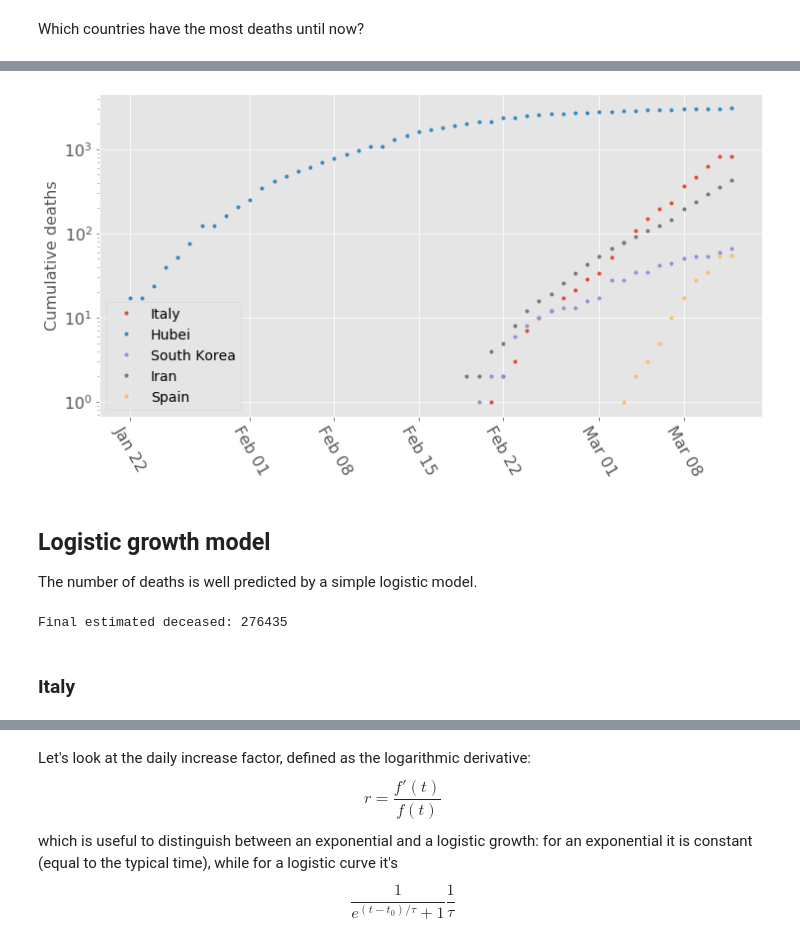
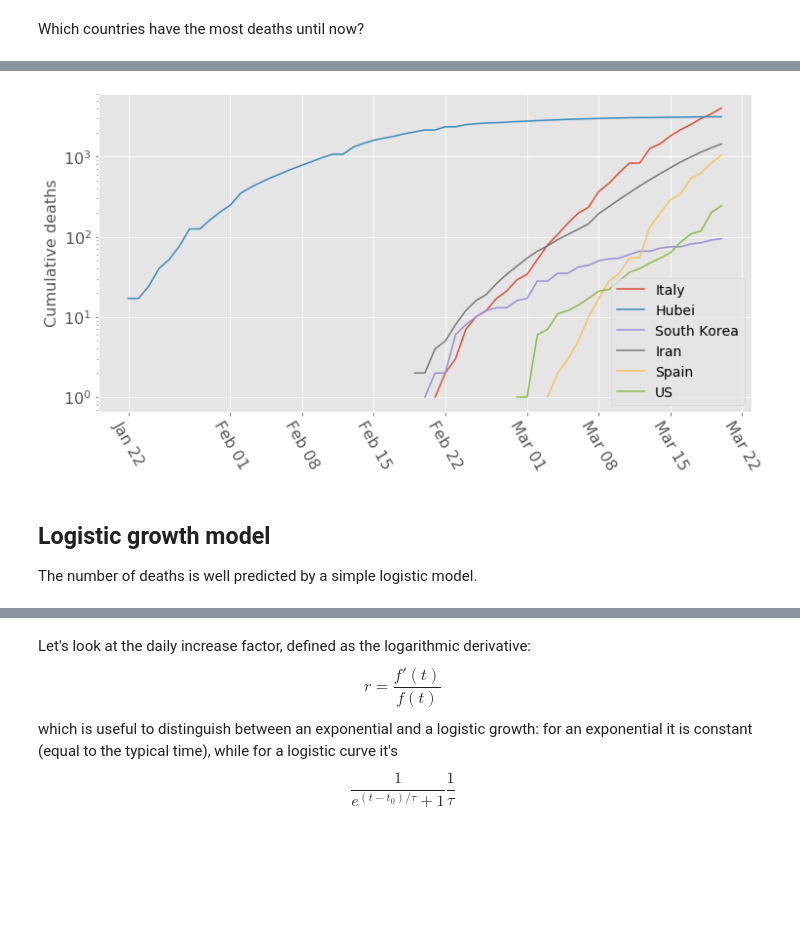
Before and after one commit to mbellitti/covid-plots, a Jupyter notebook: timeSeries.ipynb, the cells around one changed output, grey strips where cells are left out. Drawn from its saved outputs; the diff is of its cells as text; code cells hidden in the pictures; blank space fills up the shorter version.

```diff
--- a/timeSeries.ipynb
+++ b/timeSeries.ipynb
@@ -53,7 +54,9 @@ def csv_to_timeseries(df,field,value):
     d.drop(labels=["Province/State","Country/Region","Lat","Long"],inplace=True)
     d.index = pd.to_datetime(d.index)
 
-    return d.astype('int32')
+    d = d.astype('int32')
+
+    return d[d>0]
 # %% [markdown]
 ## Extract timeseries
 # %% [markdown]
@@ -71,30 +80,25 @@ df[df['3/12/20']>50]
 # %%
 ita = csv_to_timeseries(df,"Country/Region","Italy")
-ita = ita[ita>0]
 ira = csv_to_timeseries(df,"Country/Region","Iran")
-ira = ira[ira>0]
 hub = csv_to_timeseries(df,"Province/State","Hubei")
-hub = hub[hub>0]
 kor = csv_to_timeseries(df,"Country/Region","Korea, South")
-kor = kor[kor>0]
 esp = csv_to_timeseries(df,"Country/Region","Spain")
-esp = esp[esp>0]
+usa = csv_to_timeseries(df,"Country/Region","US")
 # %%
-plt.plot(ita,'.',label="Italy")
-plt.plot(hub,'.',label="Hubei")
-plt.plot(kor,'.',label="South Korea")
-plt.plot(ira,'.',label="Iran")
-plt.plot(esp,'.',label="Spain")
+plt.plot(ita,label="Italy")
+plt.plot(hub,label="Hubei")
+plt.plot(kor,label="South Korea")
+plt.plot(ira,label="Iran")
+plt.plot(esp,label="Spain")
+plt.plot(usa,label="US")
 
 plt.yscale('log')
-# plt.xlim(left=np.datetime64('2020-02-16'))
 plt.ylabel('Cumulative deaths')
 plt.xticks(rotation=-60)
-# ax.xaxis.set_major_locator(mdates.DayLocator())
 plt.gca().xaxis.set_major_formatter(mdates.DateFormatter('%b %d'))
 plt.legend();
 # %% [output]
-[figure, old version]
+[figure, new version]
 # %% [markdown]
 ## Logistic growth model
 The number of deaths is well predicted by a simple logistic model.
@@ -138,6 +104,0 @@ def fit_gom(data,trange=None):
-# %%
-optitg = fit_gom(ita['2020-02-23':])
-# %% [output]
-Final estimated deceased: 276435
-# %% [markdown]
-### Italy
```
Also changed, not shown: parts of 86 cells of this notebook, 2 other files.
